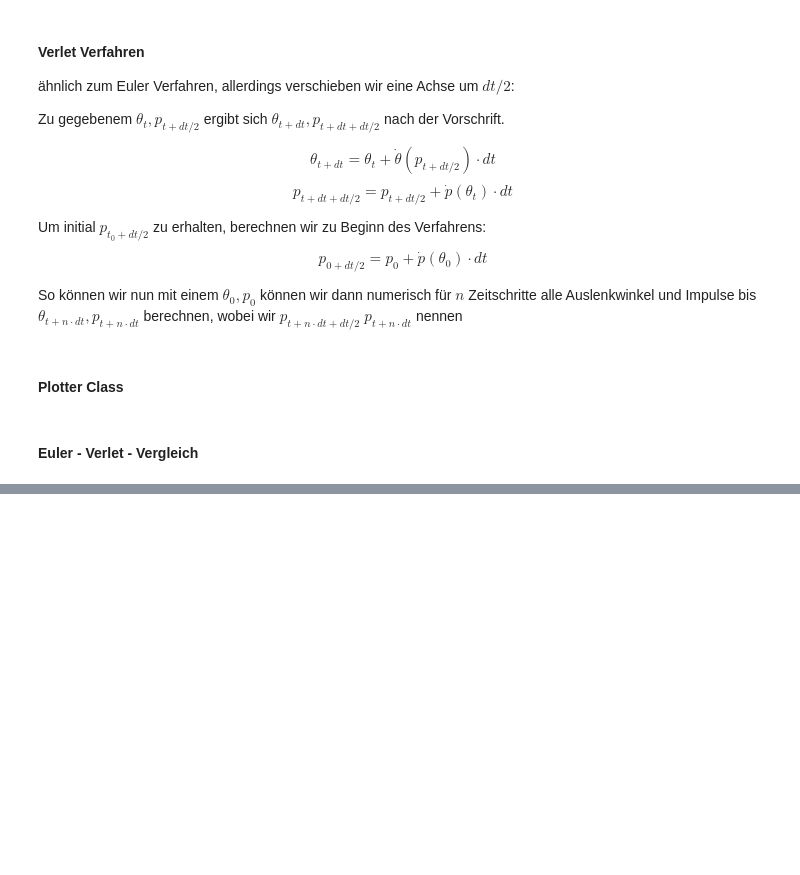
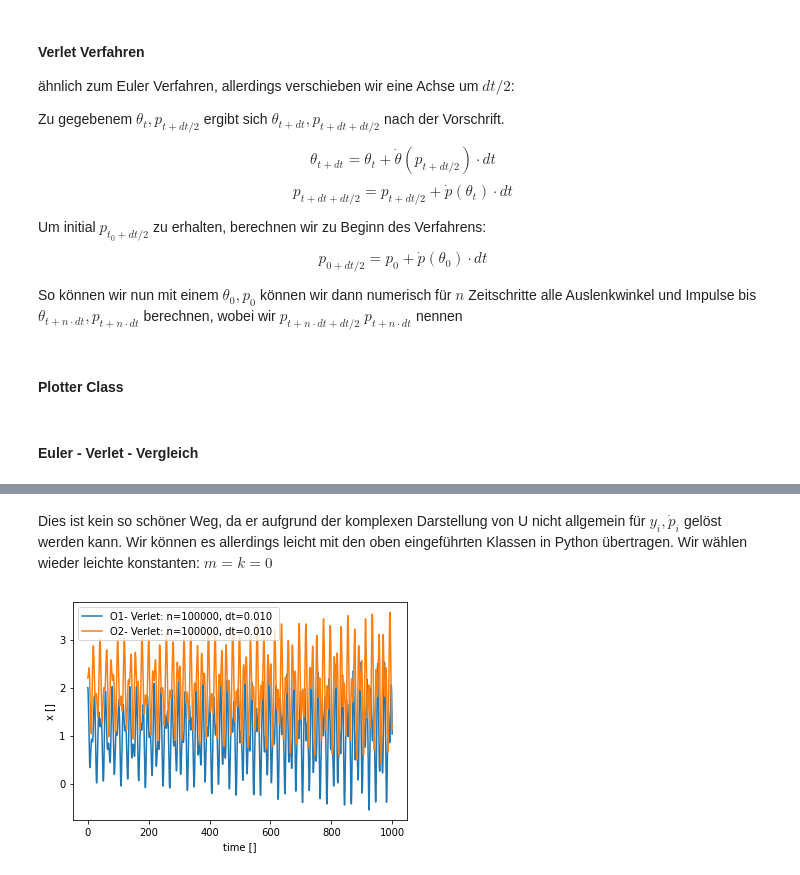
Before and after one commit to TimoWacke/CompyPhy, a Jupyter notebook: Compy Phy.ipynb, the cells around one changed output, grey strips where cells are left out. Drawn from its saved outputs; the diff is of its cells as text; code cells hidden in the pictures; blank space fills up the shorter version.

```diff
--- a/Compy Phy.ipynb
+++ b/Compy Phy.ipynb
@@ -532,0 +617,44 @@ myPlotter.plotProp()
+# %% [markdown]
+Dies ist kein so schöner Weg, da er aufgrund der komplexen Darstellung von U nicht allgemein für $y_i, \dot p_i$ gelöst werden kann.
+Wir können es allerdings leicht mit den oben eingeführten Klassen in Python übertragen. Wir wählen wieder leichte konstanten: $m = k = 0$
+# %%
+class Oszilator(Body):
+    params = ["x", "y", "p"]
+    units = ["", "", ""]
+
+    def __init__(self, name:str, L0, y0, p0):
+        #Memorize initial for id
+        y = Arith(y0, self.params[1])
+        x = Arith(L0) + y
+        x.name = self.params[0]
+        p = Arith(p0, self.params[2])
+
+        Body.__init__(self, name, [x, y, p])
+
+        self.addDifferential(diffEq(target=y,term=p))
+
+    def __str__(self):
+        return f'{self.name}'
+
+    def pretty(self):
+        return  [f'{key}:: {value}' for key, value in self.props]
+
+    def pretty(self):
+        return self.name + " | " + ", ".join([f'{key}:: {value}' for key, value in self.props.items()]) + " | " + ", ".join([f'{diff}' for diff in self.differentials])
+
+osz1 = Oszilator("O1", 1, 1, 0)
+osz2 = Oszilator("O2", 2, 0.2, 0)
+
+
+osz1.addDifferential(diffEq(target=osz1.props["p"], term=Arith(0.1) * (osz2.props["y"] - (Arith(2) *  osz1.props["y"]))))
+osz1.addDifferential(diffEq(target=osz2.props["p"], term=Arith(0.1) * (osz1.props["y"] - (Arith(2) *  osz2.props["y"]))))
+
+
+
+enddtime = 1000
+verlet = VerletSimulation([osz1, osz2], enddtime, enddtime * 100)
+verlet.simulate()
+pltr = Plotter([verlet])
+pltr.plotPropOverTime("x")
+# %% [output]
+[figure, added]
```
Also changed, not shown: parts of 8 cells of this notebook, 6 other files.
